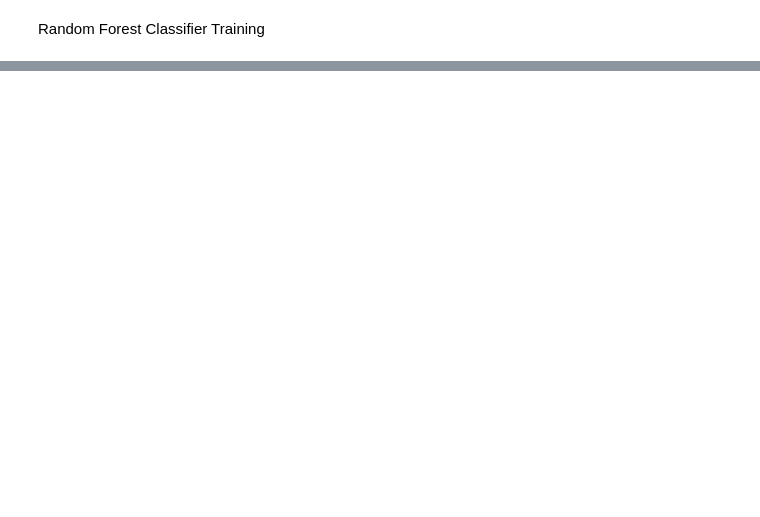
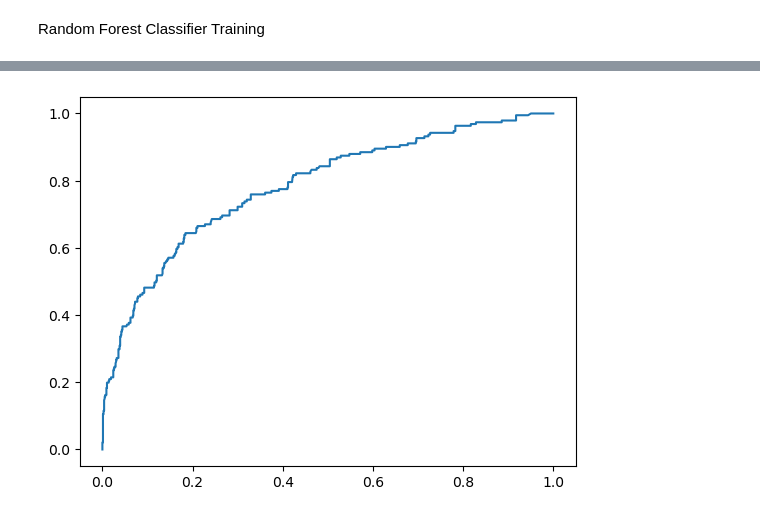
Before and after one commit to aditsharma14/AI-ML, a Jupyter notebook: Random-forestclass/code.ipynb, the cells around one changed output, grey strips where cells are left out. Saved outputs shown, nothing was run; the diff lists cells and outputs as text; code cells hidden in the pictures; blank space fills up the shorter version.

```diff
--- a/Random-forestclass/code.ipynb
+++ b/Random-forestclass/code.ipynb
@@ -533,0 +688,16 @@ plt.show()
+# %%
+#Plot ROC AUC Curve
+from sklearn.metrics import roc_auc_score,roc_curve
+plt.figure()
+auc_models = [
+{
+    'label': 'AdaBoost Classifier',
+    'model': AdaBoostClassifier(),
+}]
+for algo in auc_models:
+    model = algo['model'] # select the model
+    model.fit(X_train_enc, y_train) # train the model
+    fpr, tpr, thresholds = roc_curve(y_test, model.predict_proba(X_test_enc)[:,1])
+    plt.plot(fpr, tpr, label='%s ROC (area = %0.2f)' % (algo['label'], roc_auc_score(y_test, model.predict(X_test_enc))))
+# %% [output]
+[figure, added]
```
Also changed, not shown: parts of 28 cells of this notebook, 4 other files.
